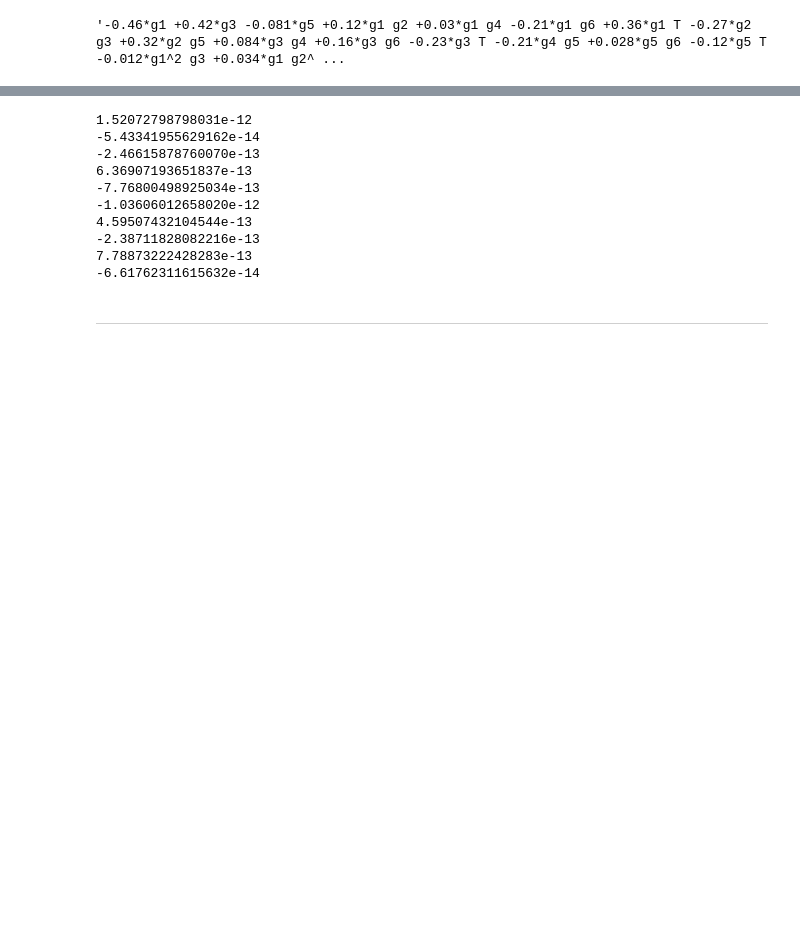
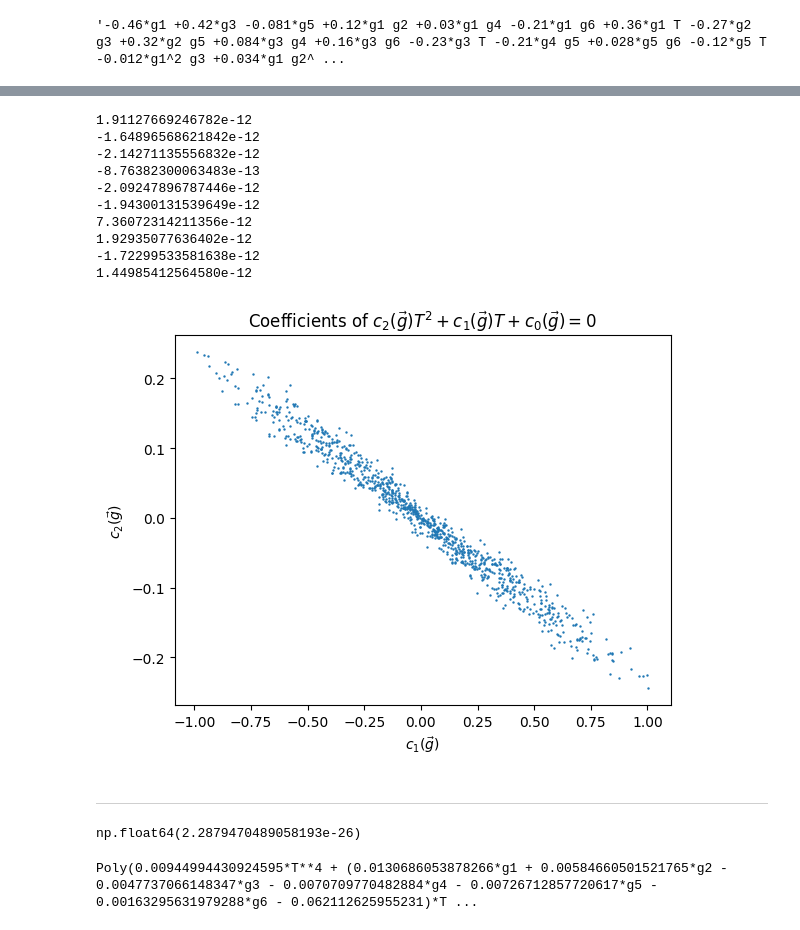
Before and after one commit to goessl/challenge-question, a Jupyter notebook: going_vectorial/degree_3/rho3_implicit_fit.ipynb, the cells around one changed output, grey strips where cells are left out. Drawn from its saved outputs; the diff is of its cells as text; code cells hidden in the pictures; blank space fills up the shorter version.

```diff
--- a/going_vectorial/degree_3/rho3_implicit_fit.ipynb
+++ b/going_vectorial/degree_3/rho3_implicit_fit.ipynb
@@ -8,15 +8,17 @@ gs, Ts = [], []
 T_matrix = T_matrix(D)
 for _ in range(n):
     v, w = rand_ortho_pair(D+1)
-    rho = np.outer(v, v) + np.outer(w, w)
+    rho = states_to_density(v, w)
     T = (rho @ T_matrix).trace()
     g = rho_to_g(rho)
     Ts.append(T)
     gs.append(g)
 gs, Ts = np.array(gs), np.array(Ts)
 # %%
+from sklearn.model_selection import train_test_split
+
 X = np.column_stack([gs[:,1:], Ts]) #remove g_0 to avoid bias ruining implicit polynomial fit
-X_train, X_test = X[:n//2], X[-n//2:]
+X_train, X_test = train_test_split(X, test_size=0.3, random_state=42)
 # %%
 from sklearn.preprocessing import PolynomialFeatures
 
@@ -166,23 +168,63 @@ $\displaystyle \operatorname{Poly}{\left( \left(- 0.0601966386285583 g_{1} + 0.0
 from itertools import islice
 
 for g, T in islice(zip(gs, Ts), 10):
-    print(poly.subs({sp.Symbol('g1'): g[1],
-                     sp.Symbol('g2'): g[2],
-                     sp.Symbol('g3'): g[3],
-                     sp.Symbol('g4'): g[4],
-                     sp.Symbol('g5'): g[5],
-                     sp.Symbol('g6'): g[6],
-                     sp.Symbol('T'): T}))
+    print(poly.subs(dict(zip(sp.symbols(f'g:{len(g)}'), g)) | {sp.Symbol('T'):T}))
 # %% [output]
-1.52072798798031e-12
--5.43341955629162e-14
--2.46615878760070e-13
-6.36907193651837e-13
--7.76800498925034e-13
--1.03606012658020e-12
-4.59507432104544e-13
--2.38711828082216e-13
-7.78873222428283e-13
--6.61762311615632e-14
+1.91127669246782e-12
+-1.64896568621842e-12
+-2.14271135556832e-12
+-8.76382300063483e-13
+-2.09247896787446e-12
+-1.94300131539649e-12
+7.36072314211356e-12
+1.92935077636402e-12
+-1.72299533581638e-12
+1.44985412564580e-12
+# %%
+import matplotlib.pyplot as plt
+from tqdm.notebook import trange
+
+fig, ax = plt.subplots()
+
+firsts, seconds = [], []
+for i in trange(1000):
+    g = gs[-i]
+    tmp = sp.Poly(poly.subs(dict(zip(sp.symbols(f'g:{len(g)}'), g))), sp.Symbol('T'))
+    firsts.append(float(tmp.as_dict().get((1,), 0)))
+    seconds.append(float(tmp.as_dict().get((2,), 0)))
+
+plt.scatter(firsts, seconds, marker='o', s=(72./fig.dpi)**2)
+plt.title(r'Coefficients of $c_2(\vec{g})T^2+c_1(\vec{g})T+c_0(\vec{g})=0$')
+plt.xlabel(r'$c_1(\vec{g})$')
+plt.ylabel(r'$c_2(\vec{g})$')
+plt.show()
+# %% [output]
+[figure, added]
 # %% [markdown]
 ---
+# %%
+p = ImplicitPolynomial(4)
+#errors at degrees
+#1: 0.025755734361205623
+#2: 0.0003061402633815249
+#3: 1.270077377801504e-26
+#4: 2.4513339832974906e-26
+p.fit(X_train)
+np.var(p.predict(X_test))
+# %% [output]
+np.float64(2.2879470489058193e-26)
+# %%
+expr, poly, variables = to_sympy(
+    p,
+    variable_names=[
+        'g1', 'g2', 'g3', 'g4', 'g5', 'g6', 'T'
+    ],
+)
+poly = sp.Poly.from_dict(
+    {k:v for k, v in poly.as_dict().items() if abs(float(v))>1e-10},
+    *poly.gens
+)
+poly = sp.Poly(poly, sp.Symbol('T'))
+poly
+# %% [output]
+Poly(0.00944994430924595*T**4 + (0.0130686053878266*g1 + 0.00584660501521765*g2 - 0.0047737066148347*g3 - 0.0070709770482884*g4 - 0.00726712857720617*g5 - 0.00163295631979288*g6 - 0.062112625955231)*T ...
```
Also changed, not shown: parts of 7 cells of this notebook, 9 other files.
